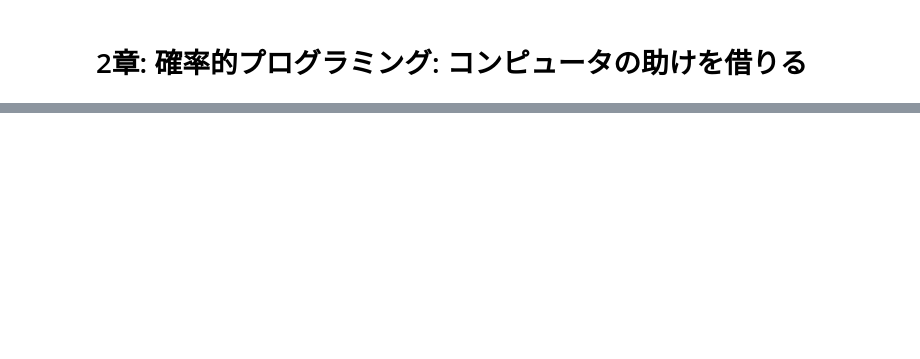
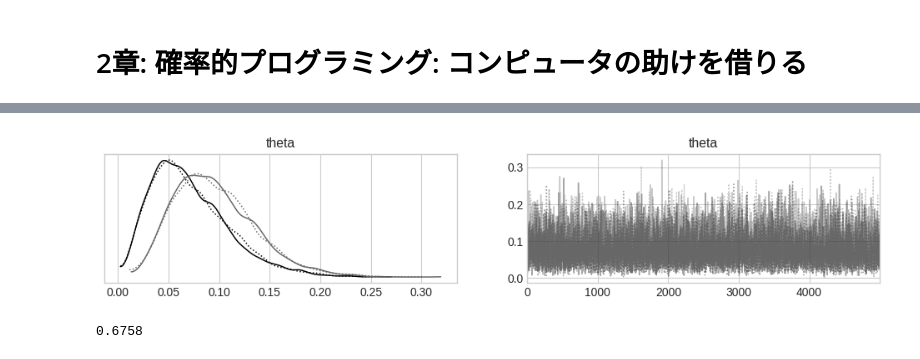
Before and after one commit to yuji-sgs/web-optimization, a Jupyter notebook: chapter2.ipynb, the cells around one changed output, grey strips where cells are left out. Drawn from its saved outputs; the diff is of its cells as text; code cells hidden in the pictures; blank space fills up the shorter version.

```diff
--- a/chapter2.ipynb
+++ b/chapter2.ipynb
@@ -33,0 +85,13 @@ np.random.seed(0)
+# %%
+with model:
+  pm.plot_trace(trace, ['theta'], compact=True)
+# %% [output]
+[figure, added]
+# %%
+# 仮説：B案のクリック率はA案よりも大きい
+# 定量的評価：新たな確率変数𝛿=θB-θAのサンプルが95%の確率で正の値になる
+theta_A = trace.posterior['theta'].sel(theta_dim_0=0).values.flatten()
+theta_B = trace.posterior['theta'].sel(theta_dim_0=1).values.flatten()
+print((theta_B - theta_A > 0).mean())
+# %% [output]
+0.6758
```
Also changed, not shown: parts of 12 cells of this notebook.
